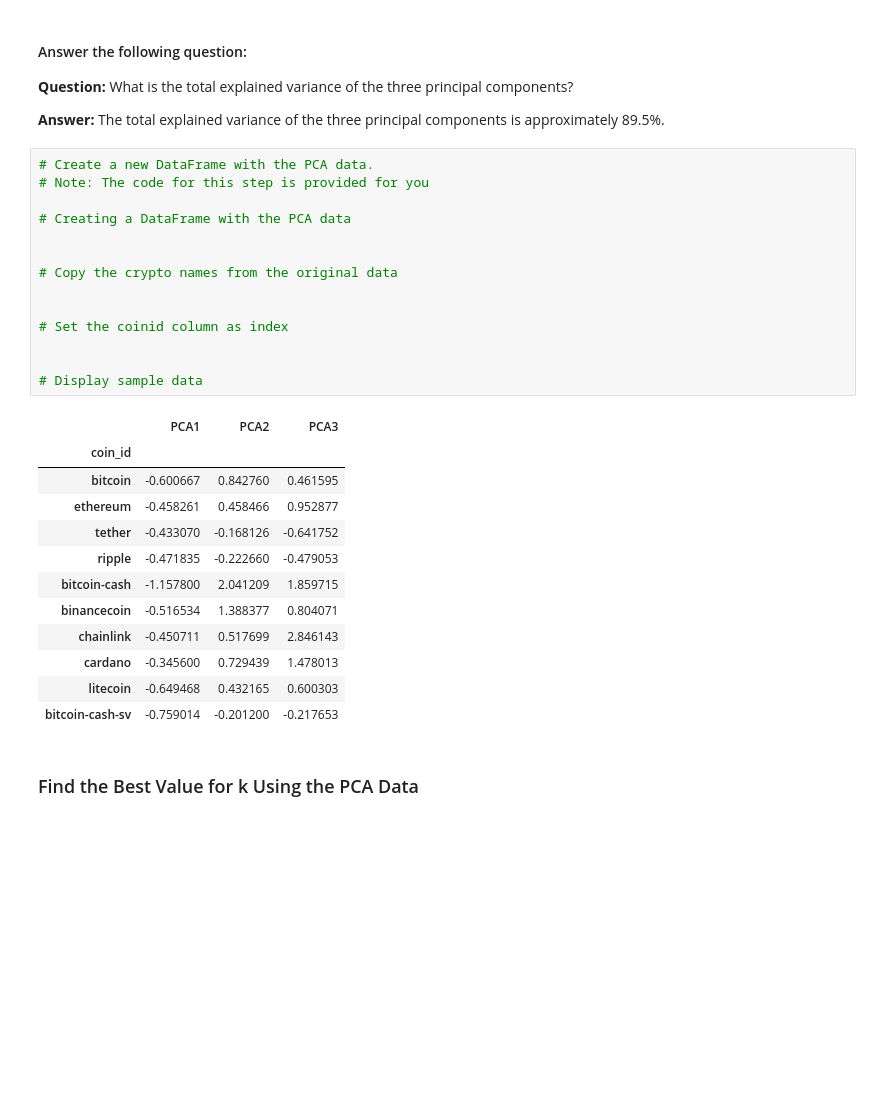
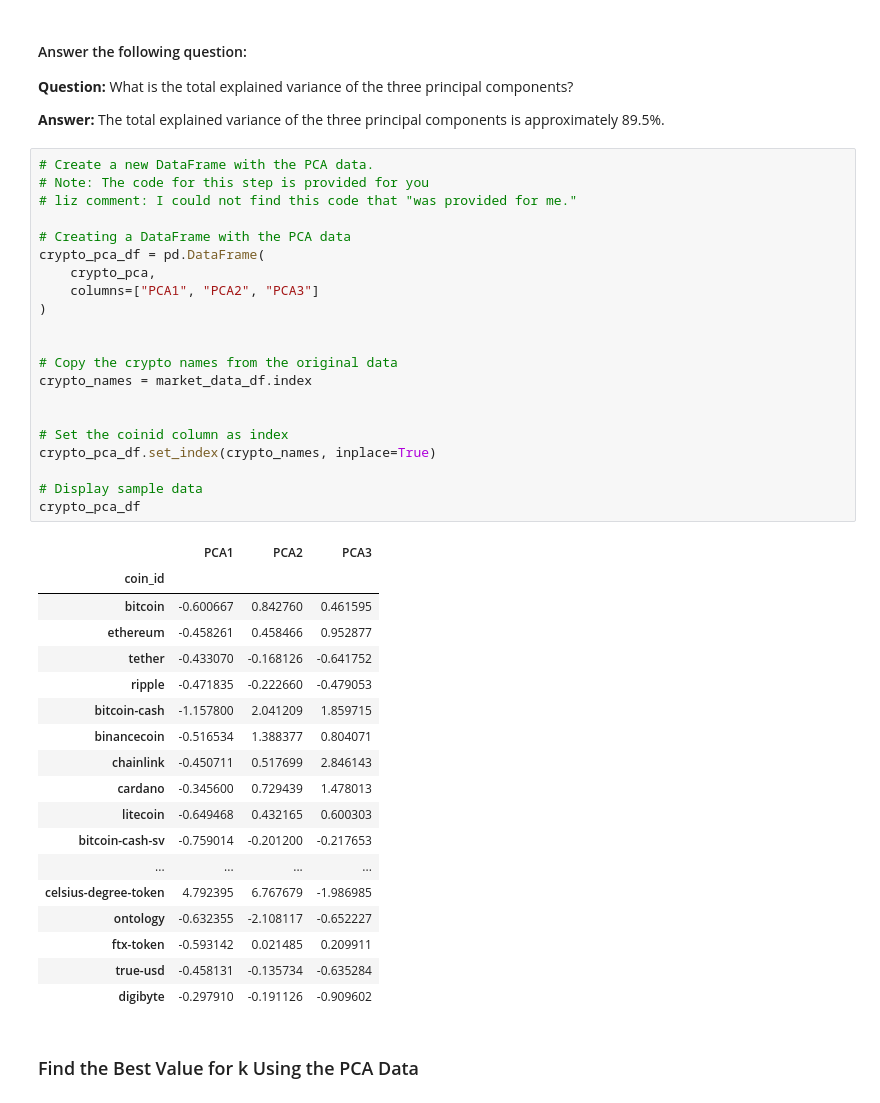
Before and after one commit to elcooney/CryptoClustering, a Jupyter notebook: Crypto_Clustering_COONEY.ipynb, the cells around one changed output. Cells and saved outputs as stored; diff of their text form; blank space fills up the shorter version.

```diff
--- a/Crypto_Clustering_COONEY.ipynb
+++ b/Crypto_Clustering_COONEY.ipynb
@@ -234,30 +234,43 @@ display(f"Total of the three components = {sum(pvr)}")
 # %%
 # Create a new DataFrame with the PCA data.
 # Note: The code for this step is provided for you
+# liz comment: I could not find this code that "was provided for me."
 
 # Creating a DataFrame with the PCA data
+crypto_pca_df = pd.DataFrame(
+    crypto_pca,
+    columns=["PCA1", "PCA2", "PCA3"]
+)
 
 
 # Copy the crypto names from the original data
+crypto_names = market_data_df.index
 
 
 # Set the coinid column as index
-
+crypto_pca_df.set_index(crypto_names, inplace=True)
 
 # Display sample data
+crypto_pca_df
 # %% [output]
 |  | PCA1 | PCA2 | PCA3 |
 | coin_id |  |  |  |
 | bitcoin | -0.600667 | 0.842760 | 0.461595 |
 | ethereum | -0.458261 | 0.458466 | 0.952877 |
 | tether | -0.433070 | -0.168126 | -0.641752 |
 | ripple | -0.471835 | -0.222660 | -0.479053 |
 | bitcoin-cash | -1.157800 | 2.041209 | 1.859715 |
 | binancecoin | -0.516534 | 1.388377 | 0.804071 |
 | chainlink | -0.450711 | 0.517699 | 2.846143 |
 | cardano | -0.345600 | 0.729439 | 1.478013 |
 | litecoin | -0.649468 | 0.432165 | 0.600303 |
 | bitcoin-cash-sv | -0.759014 | -0.201200 | -0.217653 |
+| ... | ... | ... | ... |
+| celsius-degree-token | 4.792395 | 6.767679 | -1.986985 |
+| ontology | -0.632355 | -2.108117 | -0.652227 |
+| ftx-token | -0.593142 | 0.021485 | 0.209911 |
+| true-usd | -0.458131 | -0.135734 | -0.635284 |
+| digibyte | -0.297910 | -0.191126 | -0.909602 |
 # %% [markdown]
 ### Find the Best Value for k Using the PCA Data
 # %%
```
Also changed, not shown: parts of 9 cells of this notebook.
